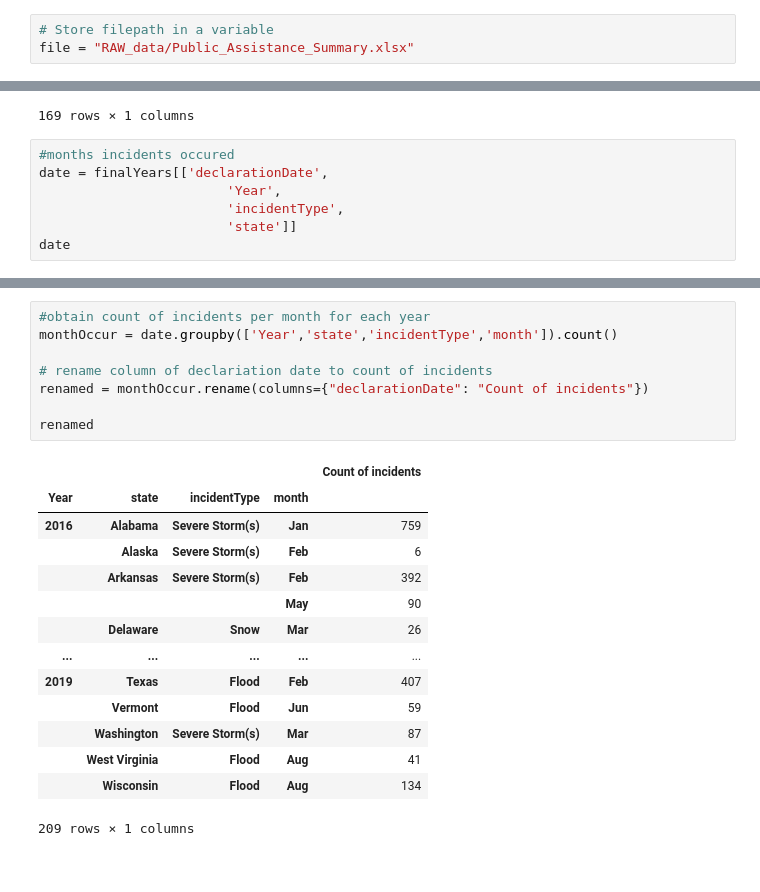
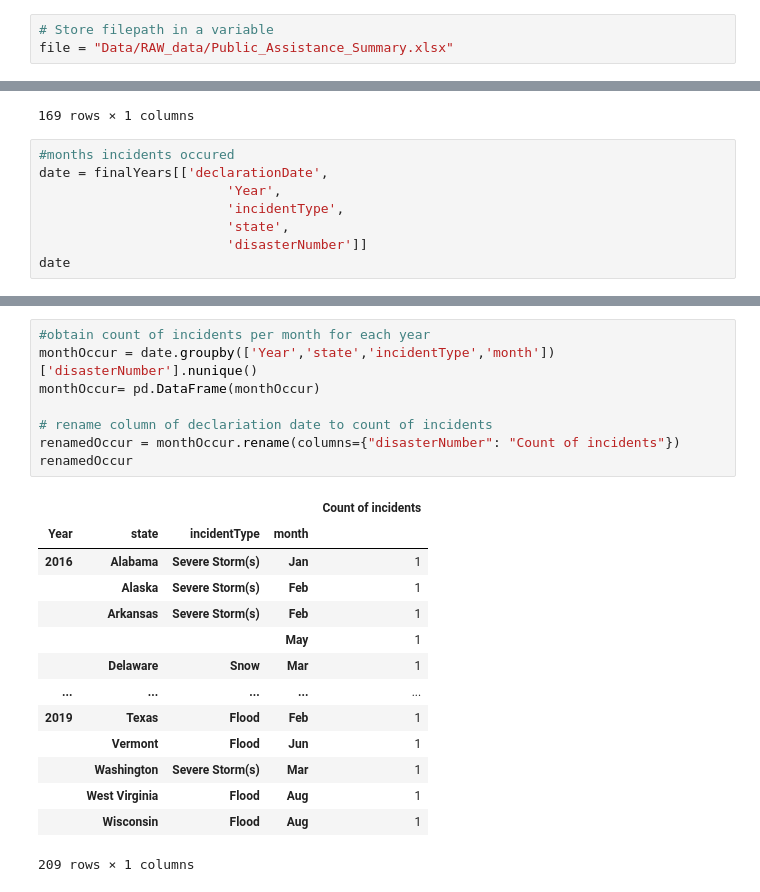
Before and after one commit to ryanwinn33/project2, a Jupyter notebook: Cleaning_PAS.ipynb, the cells around one changed output, grey strips where cells are left out. Drawn from its saved outputs; the diff is of its cells as text.

```diff
--- a/Cleaning_PAS.ipynb
+++ b/Cleaning_PAS.ipynb
@@ -3,7 +3,7 @@
 import pandas as pd
 # %%
 # Store filepath in a variable
-file = "RAW_data/Public_Assistance_Summary.xlsx"
+file = "Data/RAW_data/Public_Assistance_Summary.xlsx"
 # %%
 # Read our Data file for PAS with the pandas library
 data = pd.read_excel(file)
@@ -158,6 +159,7 @@ totalObligated
 date = finalYears[['declarationDate',
                         'Year',
                         'incidentType',
-                        'state']]
+                        'state',
+                        'disasterNumber']]
 date
 # %% [output]
@@ -211,23 +213,23 @@ See the caveats in the documentation: http://pandas.pydata.org/pandas-docs/stabl
 # %%
 #obtain count of incidents per month for each year
-monthOccur = date.groupby(['Year','state','incidentType','month']).count()
+monthOccur = date.groupby(['Year','state','incidentType','month'])['disasterNumber'].nunique()
+monthOccur= pd.DataFrame(monthOccur)
 
 # rename column of declariation date to count of incidents
-renamed = monthOccur.rename(columns={"declarationDate": "Count of incidents"})
-
-renamed
+renamedOccur = monthOccur.rename(columns={"disasterNumber": "Count of incidents"})
+renamedOccur
 # %% [output]
 |  |  |  |  | Count of incidents |
 | Year | state | incidentType | month |  |
-| 2016 | Alabama | Severe Storm(s) | Jan | 759 |
-|  | Alaska | Severe Storm(s) | Feb | 6 |
-|  | Arkansas | Severe Storm(s) | Feb | 392 |
-|  |  |  | May | 90 |
-|  | Delaware | Snow | Mar | 26 |
+| 2016 | Alabama | Severe Storm(s) | Jan | 1 |
+|  | Alaska | Severe Storm(s) | Feb | 1 |
+|  | Arkansas | Severe Storm(s) | Feb | 1 |
+|  |  |  | May | 1 |
+|  | Delaware | Snow | Mar | 1 |
 | ... | ... | ... | ... | ... |
-| 2019 | Texas | Flood | Feb | 407 |
-|  | Vermont | Flood | Jun | 59 |
-|  | Washington | Severe Storm(s) | Mar | 87 |
-|  | West Virginia | Flood | Aug | 41 |
-|  | Wisconsin | Flood | Aug | 134 |
+| 2019 | Texas | Flood | Feb | 1 |
+|  | Vermont | Flood | Jun | 1 |
+|  | Washington | Severe Storm(s) | Mar | 1 |
+|  | West Virginia | Flood | Aug | 1 |
+|  | Wisconsin | Flood | Aug | 1 |
 209 rows × 1 columns
```
Also changed, not shown: parts of 7 cells of this notebook, 3 other files.
